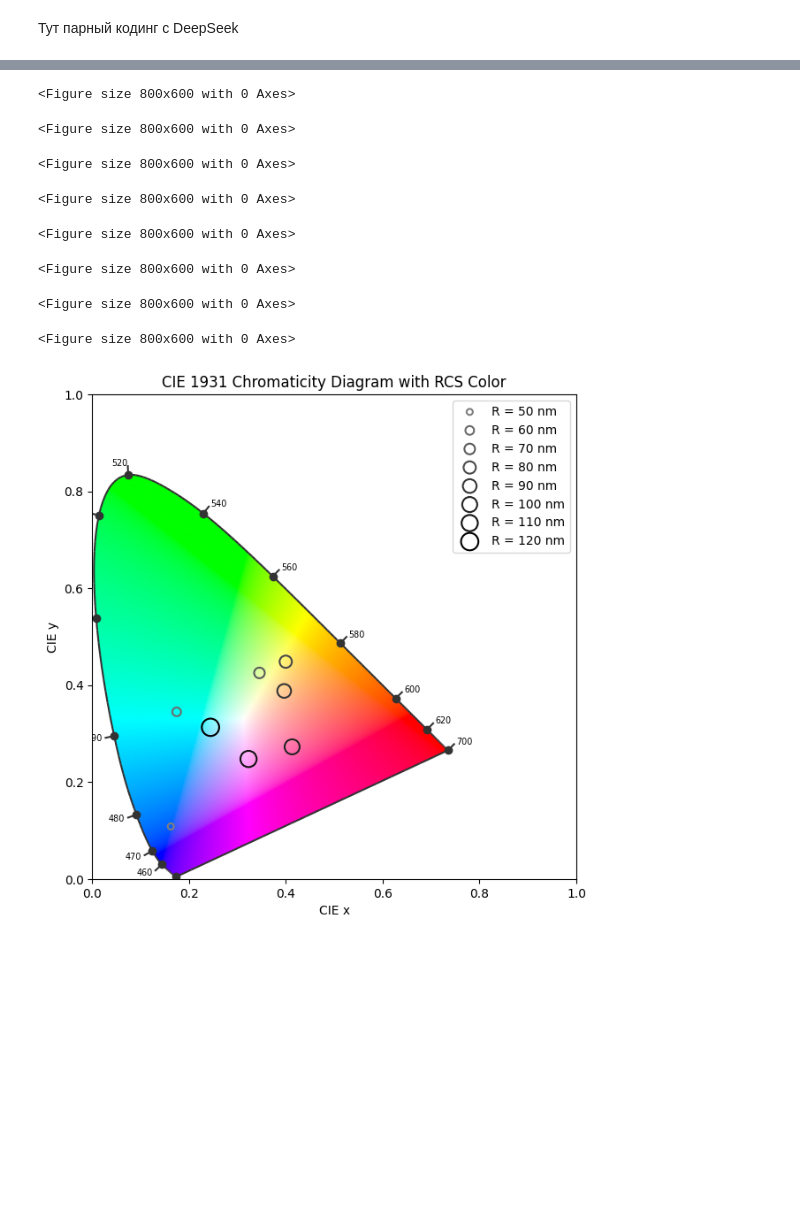
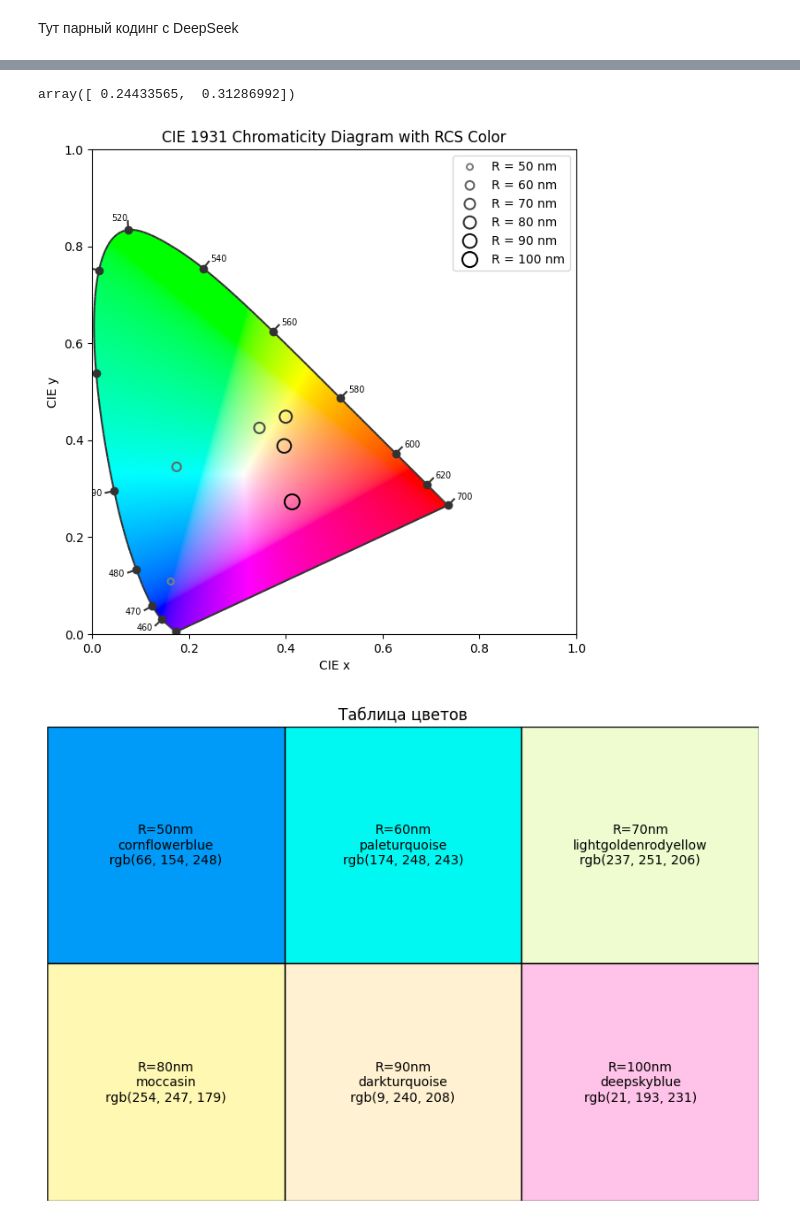
Before and after one commit to NVishnevskaya/phys, a Jupyter notebook: 4. Синие_наночастицы/color_processing.ipynb, the cells around one changed output, grey strips where cells are left out. Cells and saved outputs as stored; diff of their text form; code cells hidden in the pictures; blank space fills up the shorter version.

```diff
--- a/4. Синие_наночастицы/color_processing.ipynb
+++ b/4. Синие_наночастицы/color_processing.ipynb
@@ -41,7 +45,7 @@ with open(fn) as file:
                 cur_R += 10
         else:
             w_l, i_v = line.split()
-            if float(w_l) < 1000:
+            if 380 <= float(w_l) <= 780:
                 wave_lens.append(float(w_l))
                 i_data.append(float(i_v))
 # сохраняю последние расчеты
@@ -90,8 +103,6 @@ def get_data(req_R):
     rcs_resampled = interpolator(wavelengths_resampled)
     # приводим к необходимому представлению
     sd = SpectralDistribution(dict(zip(wavelengths_resampled, rcs_resampled)), name=f"RCS (R={req_R})")
-
-    plt.figure(figsize=(8, 6))
 
     # источник света 380 - 780 нм
     illuminant = colour.SDS_ILLUMINANTS["D65"]
@@ -103,6 +114,10 @@ def get_data(req_R):
     xy = colour.XYZ_to_xy(xyz)
 
     return xy
+# %%
+get_data(120)
+# %% [output]
+array([ 0.24433565,  0.31286992])
 # %%
 def show_cie(req_Rs):
 
@@ -132,14 +147,6 @@ def show_cie(req_Rs):
     plt.legend()
     plt.show()
 # %%
-show_cie(range(50, 130, 10))
+show_cie(range(50, 110, 10))
 # %% [output]
-<Figure size 800x600 with 0 Axes>
-<Figure size 800x600 with 0 Axes>
-<Figure size 800x600 with 0 Axes>
-<Figure size 800x600 with 0 Axes>
-<Figure size 800x600 with 0 Axes>
-<Figure size 800x600 with 0 Axes>
-<Figure size 800x600 with 0 Axes>
-<Figure size 800x600 with 0 Axes>
-[figure, old version]
+[figure, new version]
@@ -145,0 +260,33 @@ show_cie(range(50, 130, 10))
+# %%
+fig, ax = plt.subplots(figsize=(8, 6))
+ax.set_aspect('equal')
+
+# Отключаем оси
+ax.axis('off')
+
+# Создаем таблицу с цветными ячейками
+for i in range(len(colors)):
+    for j in range(len(colors[0])):
+        # Рисуем цветной прямоугольник
+        rect = plt.Rectangle((j, -i), 1, 1,
+                            facecolor=color_array[i][j],
+                            edgecolor='black')
+        ax.add_patch(rect)
+
+        # Добавляем текст с RGB-значениями
+        rgb = colors[i][j]
+        ax.text(j + 0.5, -i + 0.5,
+               f'R={sizes[i][j]}nm\n{names[i][j]}\nrgb({", ".join(str(el) for el in rgb)})',
+               ha='center', va='center',
+               color="black",
+               fontsize=10)
+
+# Настройка границ
+ax.set_xlim(0, len(colors[0]))
+ax.set_ylim(-len(colors) + 1, 1)
+
+plt.title('Таблица цветов')
+plt.tight_layout()
+plt.show()
+# %% [output]
+[figure, added]
```
Also changed, not shown: parts of 14 cells of this notebook, 3 other files.
